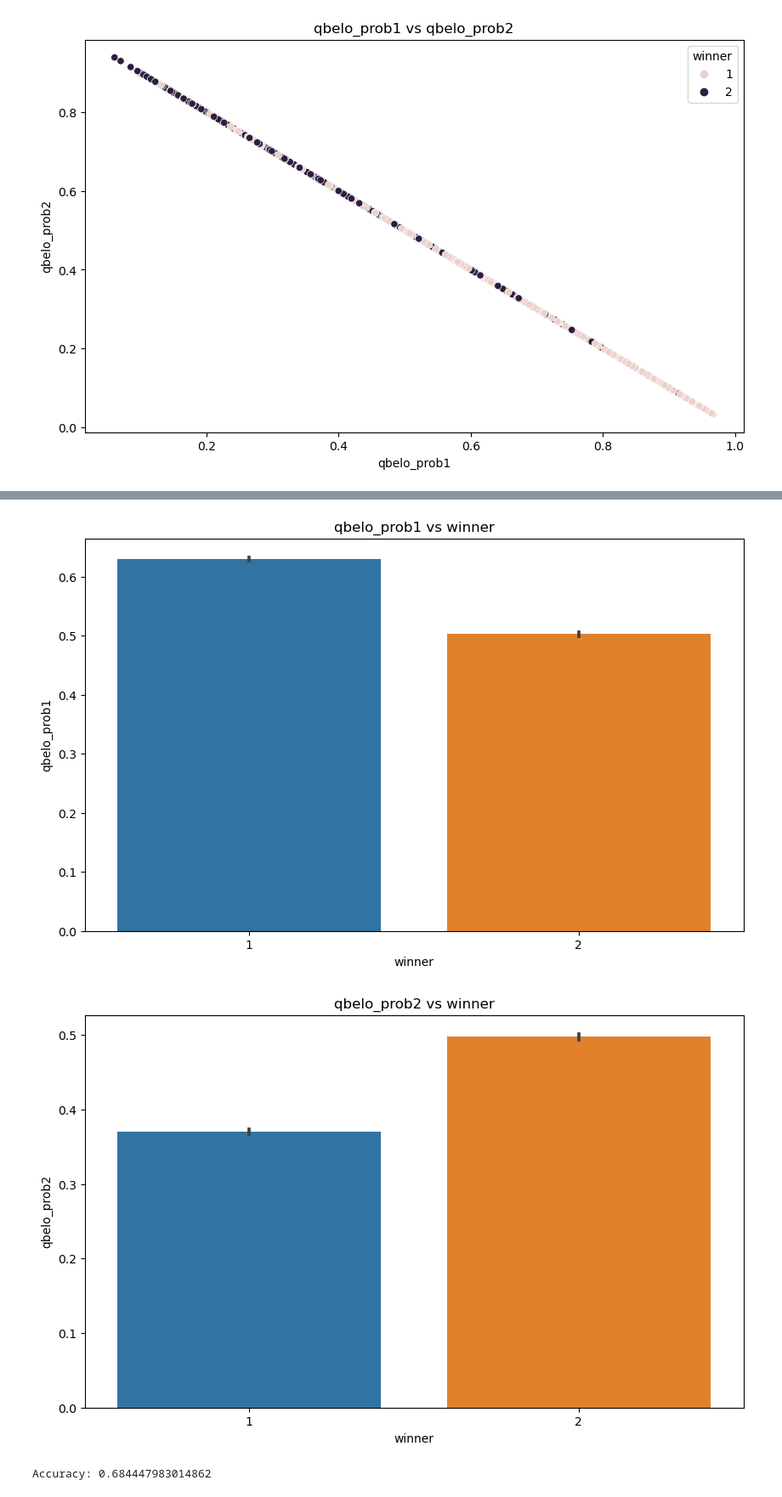
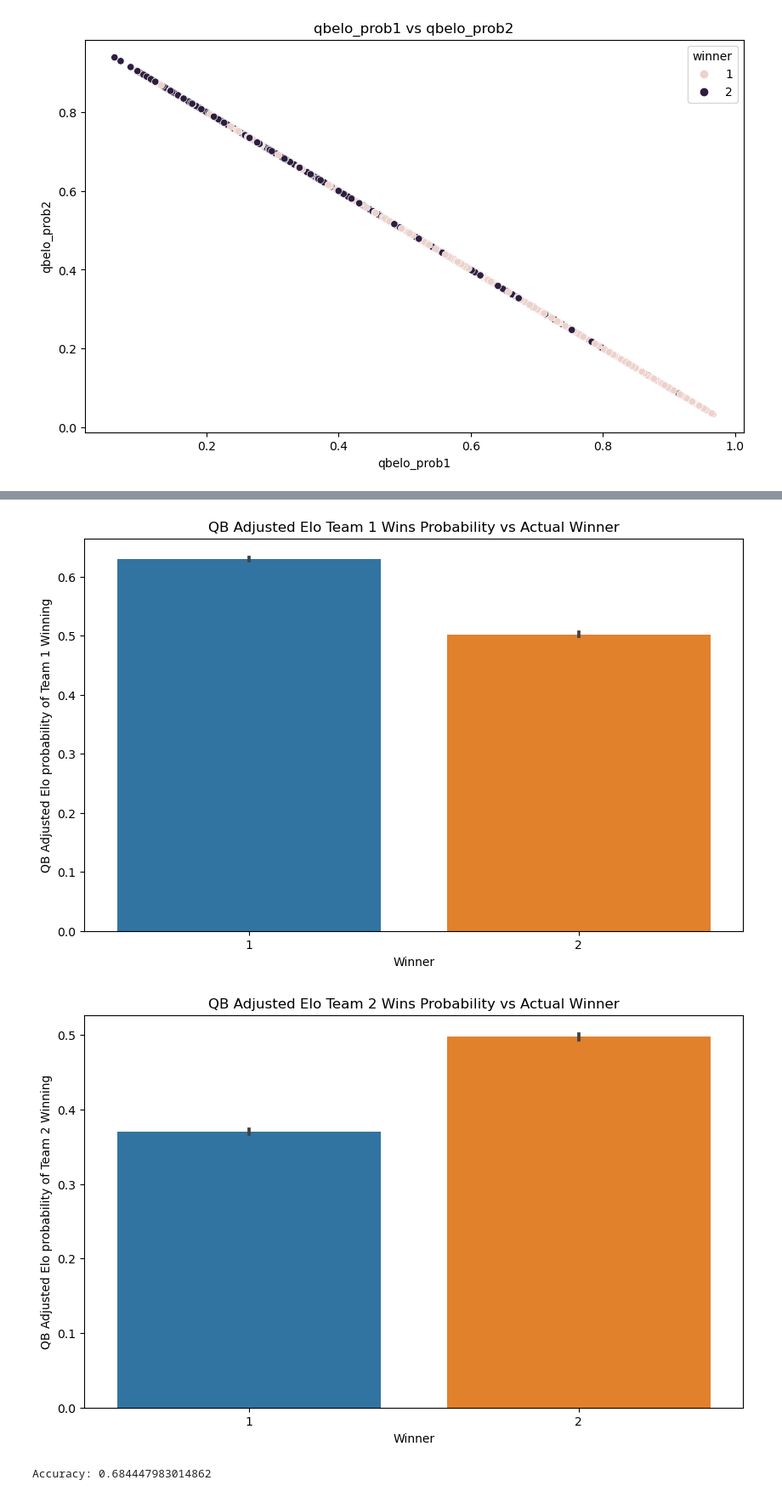
Before and after one commit to itsakcode/healthcare_project, a Jupyter notebook: Visualizations and Modeled Predictions/ELO Models.ipynb, the cells around one changed output, grey strips where cells are left out. Shown at 85% size. Cells and saved outputs as stored; diff of their text form; code cells hidden in the pictures.

```diff
--- a/Visualizations and Modeled Predictions/ELO Models.ipynb
+++ b/Visualizations and Modeled Predictions/ELO Models.ipynb
@@ -294,21 +378,31 @@ plt.show()
 # %%
 #Show a bar chart of qbelo_prob1 and qbelo_prob2
 plt.figure(figsize=(10, 6))
 sns.barplot(x="winner", y="qbelo_prob1", data=qbelo_prob_df)
-plt.title("qbelo_prob1 vs winner")
-plt.xlabel("winner")
-plt.ylabel("qbelo_prob1")
+plt.title("QB Adjusted Elo Team 1 Wins Probability vs Actual Winner")
+plt.xlabel("Winner")
+plt.ylabel("QB Adjusted Elo probability of Team 1 Winning")
+
+#save the plot
+plt.savefig("Images\qbelo_prob1_winner_bar.png")
+
+#Display the plot
 plt.show()
 
 plt.figure(figsize=(10, 6))
 sns.barplot(x="winner", y="qbelo_prob2", data=qbelo_prob_df)
-plt.title("qbelo_prob2 vs winner")
-plt.xlabel("winner")
-plt.ylabel("qbelo_prob2")
+plt.title("QB Adjusted Elo Team 2 Wins Probability vs Actual Winner")
+plt.xlabel("Winner")
+plt.ylabel("QB Adjusted Elo probability of Team 2 Winning")
+
+#Save the plot
+plt.savefig("Images\qbelo_prob2_winner_bar.png")
+
+#Display the plot
 plt.show()
 # %% [output]
-[figure, old version]
+[figure, new version]
-[figure, old version]
+[figure, new version]
 # %%
 #Create a copy of the original dataframe with the columns "date", "elo_prob1", "elo_prob2", "qbelo_prob1", "qbelo_prob2", qbelo1_pre, qbelo2_pre, "score1" and "score2"
 total_elo_prob_df = df[["date", "elo_prob1", "elo_prob2", "qbelo_prob1", "qbelo_prob2", "qbelo1_pre", "qbelo2_pre", "score1", "score2"]]
```
Also changed, not shown: parts of 10 cells of this notebook, 15 other files.
